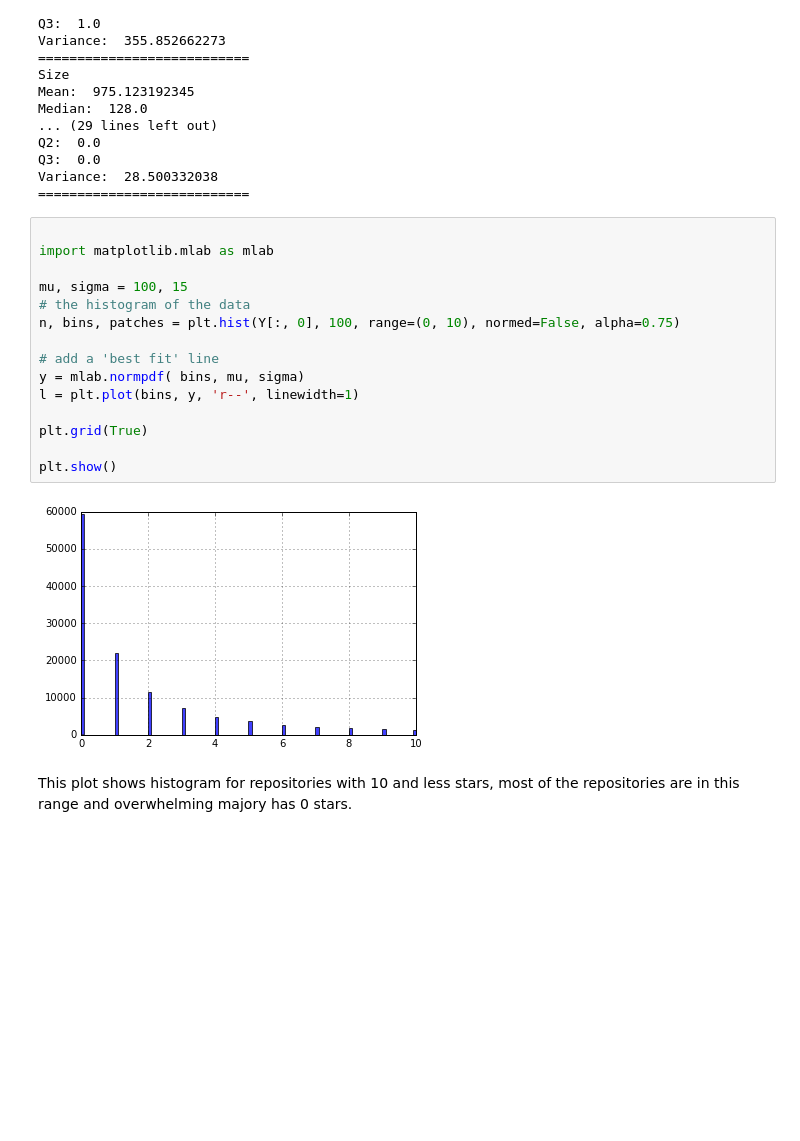
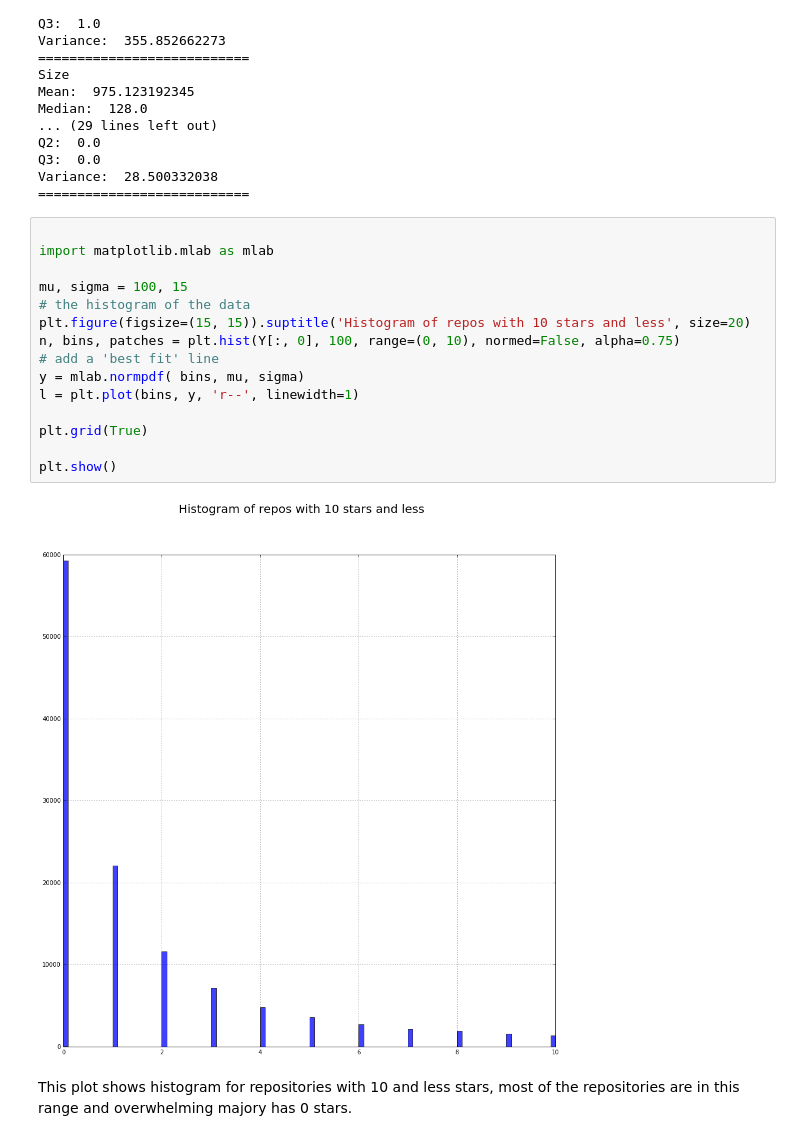
Before and after one commit to sammy-SC/javascript-quality, a Jupyter notebook: jupyter/data-analysis-2.ipynb, the cells around one changed output. Cells and saved outputs as stored; diff of their text form; blank space fills up the shorter version.

```diff
--- a/jupyter/data-analysis-2.ipynb
+++ b/jupyter/data-analysis-2.ipynb
@@ -198,20 +200,20 @@ Variance:  28.500332038
 # %%
 
 import matplotlib.mlab as mlab
 
 mu, sigma = 100, 15
 # the histogram of the data
+plt.figure(figsize=(15, 15)).suptitle('Histogram of repos with 10 stars and less', size=20)
 n, bins, patches = plt.hist(Y[:, 0], 100, range=(0, 10), normed=False, alpha=0.75)
-
 # add a 'best fit' line
 y = mlab.normpdf( bins, mu, sigma)
 l = plt.plot(bins, y, 'r--', linewidth=1)
 
 plt.grid(True)
 
 plt.show()
 # %% [output]
-[figure, old version]
+[figure, new version]
 # %% [markdown]
 This plot shows histogram for repositories with 10 and less stars, most of the repositories are in this range and overwhelming majory has 0 stars.
 # %%
```
Also changed, not shown: parts of 24 cells of this notebook, 1 other file.
